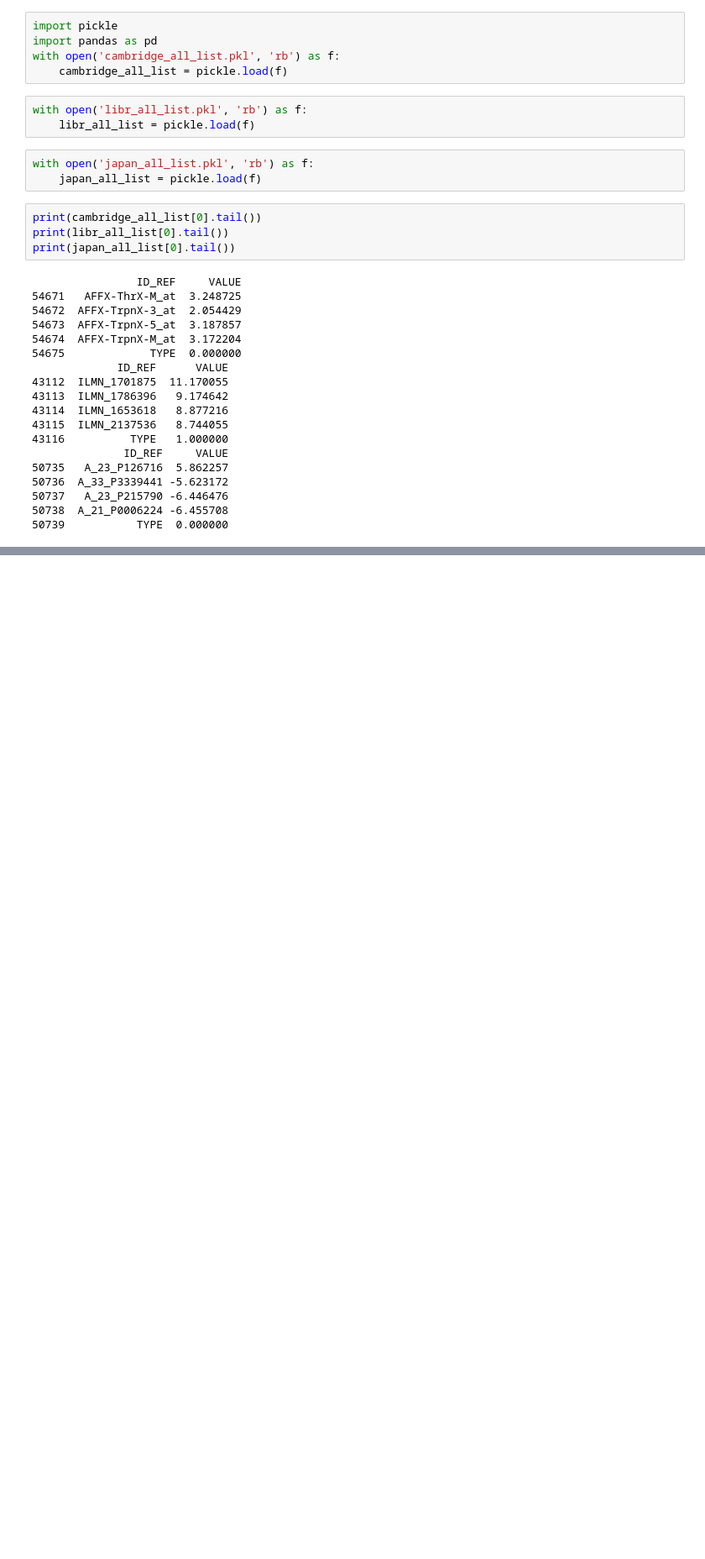
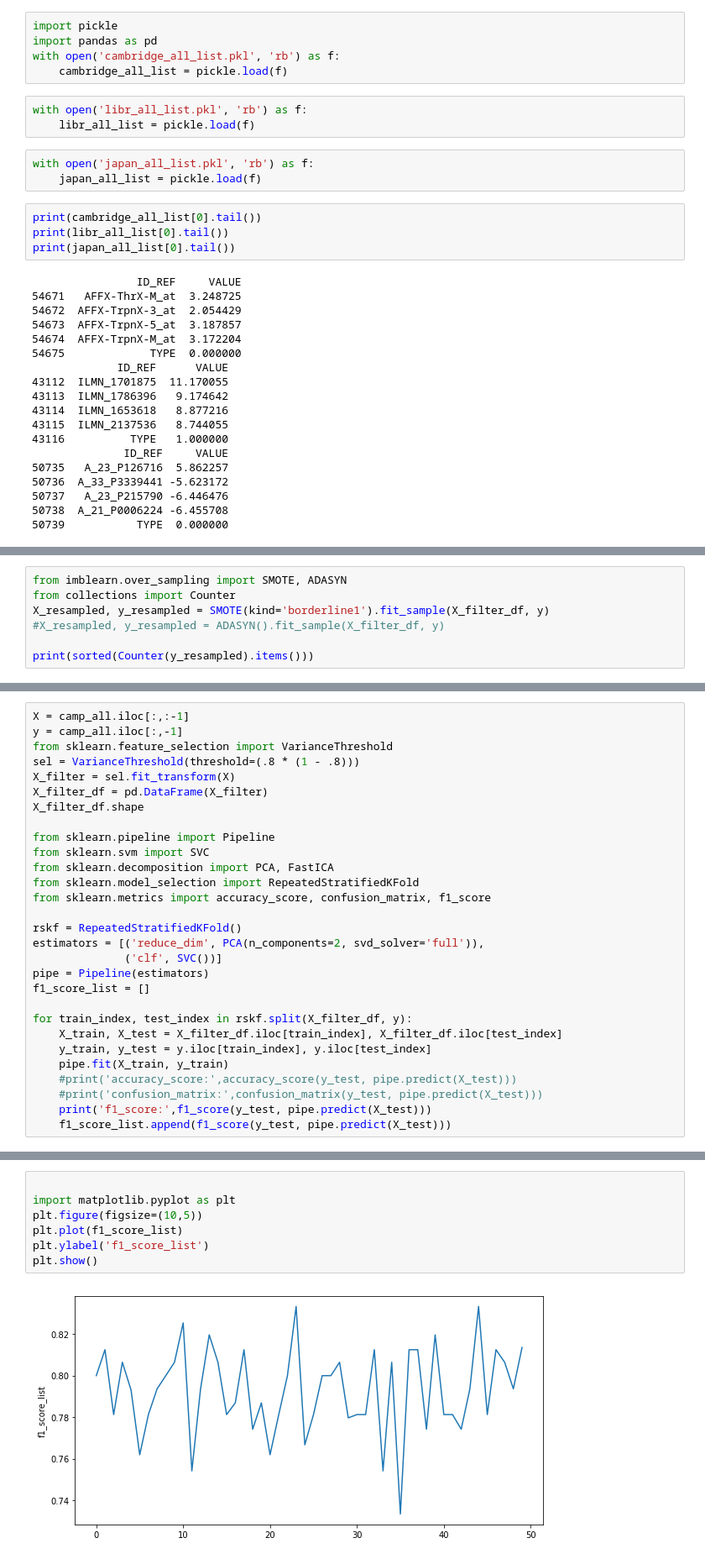
Before and after one commit to BruceHuang2017/gene, a Jupyter notebook: thesis_data.ipynb, the cells around one changed output, grey strips where cells are left out. Shown at 84% size. Drawn from its saved outputs; the diff is of its cells as text; blank space fills up the shorter version.

```diff
--- a/thesis_data.ipynb
+++ b/thesis_data.ipynb
@@ -336,0 +409,7 @@ print(japan_all_list[0].tail())
+# %%
+from imblearn.over_sampling import SMOTE, ADASYN
+from collections import Counter
+X_resampled, y_resampled = SMOTE(kind='borderline1').fit_sample(X_filter_df, y)
+#X_resampled, y_resampled = ADASYN().fit_sample(X_filter_df, y)
+
+print(sorted(Counter(y_resampled).items()))
@@ -336,0 +443,29 @@ print(japan_all_list[0].tail())
+# %%
+X = camp_all.iloc[:,:-1]
+y = camp_all.iloc[:,-1]
+from sklearn.feature_selection import VarianceThreshold
+sel = VarianceThreshold(threshold=(.8 * (1 - .8)))
+X_filter = sel.fit_transform(X)
+X_filter_df = pd.DataFrame(X_filter)
+X_filter_df.shape
+
+from sklearn.pipeline import Pipeline
+from sklearn.svm import SVC
+from sklearn.decomposition import PCA, FastICA
+from sklearn.model_selection import RepeatedStratifiedKFold
+from sklearn.metrics import accuracy_score, confusion_matrix, f1_score
+
+rskf = RepeatedStratifiedKFold()
+estimators = [('reduce_dim', PCA(n_components=2, svd_solver='full')),
+              ('clf', SVC())]
+pipe = Pipeline(estimators)
+f1_score_list = []
+
+for train_index, test_index in rskf.split(X_filter_df, y):
+    X_train, X_test = X_filter_df.iloc[train_index], X_filter_df.iloc[test_index]
+    y_train, y_test = y.iloc[train_index], y.iloc[test_index]
+    pipe.fit(X_train, y_train)
+    #print('accuracy_score:',accuracy_score(y_test, pipe.predict(X_test)))
+    #print('confusion_matrix:',confusion_matrix(y_test, pipe.predict(X_test)))
+    print('f1_score:',f1_score(y_test, pipe.predict(X_test)))
+    f1_score_list.append(f1_score(y_test, pipe.predict(X_test)))
@@ -336,0 +490,9 @@ print(japan_all_list[0].tail())
+# %%
+
+import matplotlib.pyplot as plt
+plt.figure(figsize=(10,5))
+plt.plot(f1_score_list)
+plt.ylabel('f1_score_list')
+plt.show()
+# %% [output]
+[figure, added]
```
Also changed, not shown: parts of 20 cells of this notebook.
